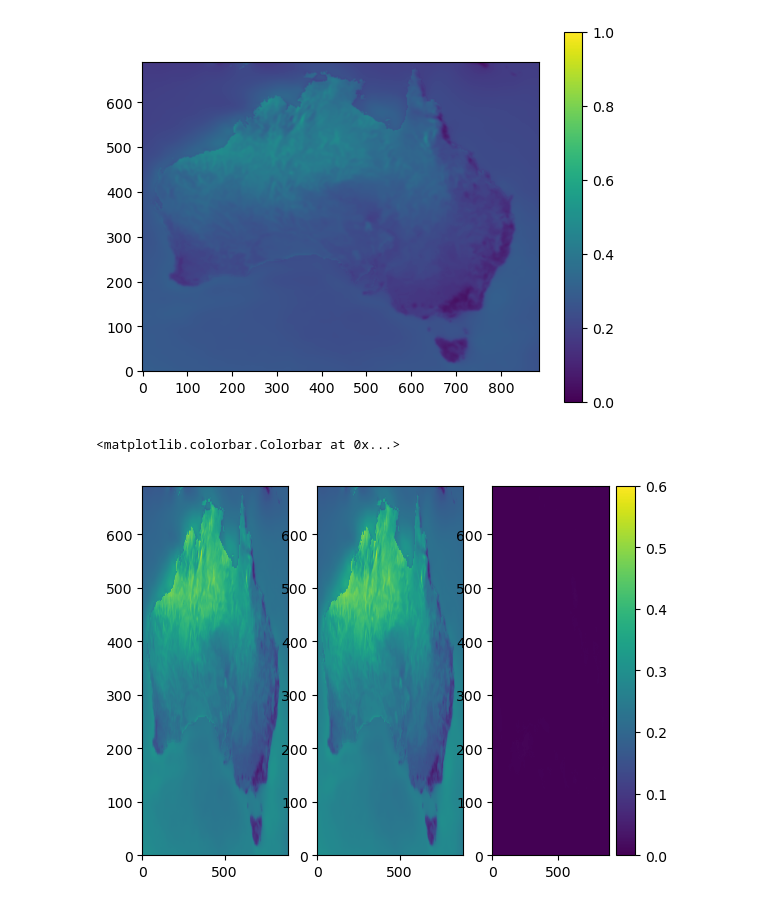
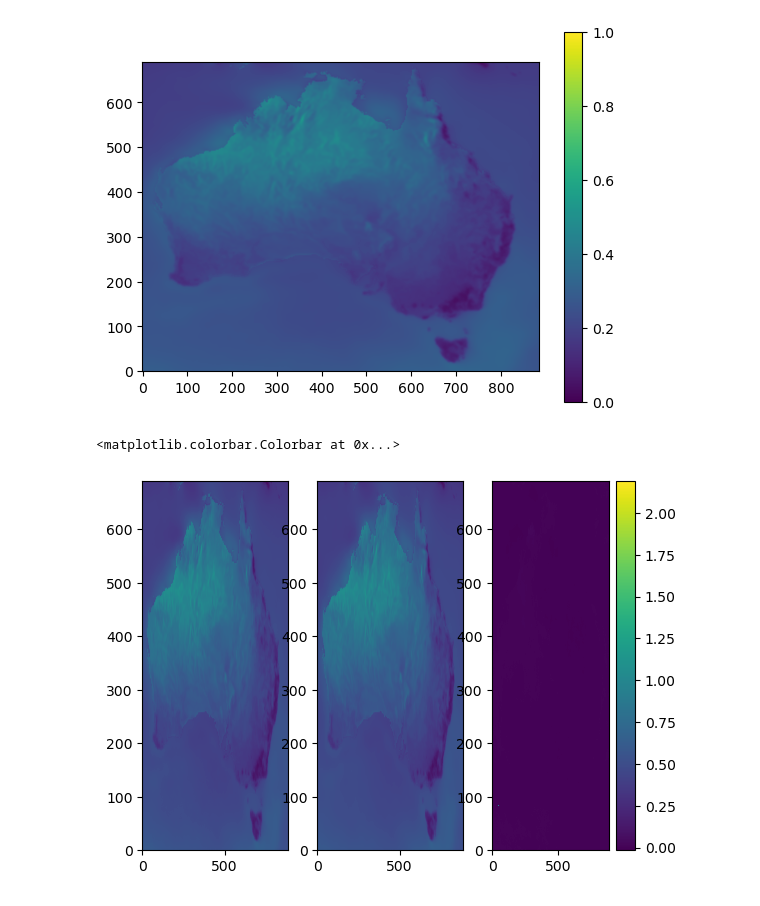
Before and after one commit to nb-bom/DWI, a Jupyter notebook: Bias_correction_comparison_DWI.ipynb, the cells around one changed output. Cells and saved outputs as stored; diff of their text form; code cells hidden in the pictures.

```diff
--- a/Bias_correction_comparison_DWI.ipynb
+++ b/Bias_correction_comparison_DWI.ipynb
@@ -156,9 +157,9 @@ CMIP='CMIP6'
 AGENCY = 'BOM'
 RCM = 'BARPA-R'
 
-#GCM = 'ACCESS-CM2' #ensemble = 'r4i1p1f1' #Done
-GCM = 'ACCESS-ESM1-5'
-ensemble = 'r6i1p1f1' #Done
+GCM = 'ACCESS-CM2'
+ensemble = 'r4i1p1f1' #Done
+#GCM = 'ACCESS-ESM1-5' ensemble = 'r6i1p1f1' #Done
 #GCM = 'EC-Earth3' ensemble = 'r1i1p1f1' #Done
 #GCM = 'MPI-ESM1-2-HR' ensemble = 'r1i1p1f1' #BOM done, no CSIRO
 #GCM = 'CESM2' ensemble = 'r11i1p1f1' #Done
@@ -266,10 +267,10 @@ plt.colorbar()
 [figure]
 # %%
 fh, axes = plt.subplots(ncols = 3)
-axes[0].pcolormesh(monthly_mean_MRNBC_gwl_dwi[5], vmin = 0, vmax = 0.6)
-axes[1].pcolormesh(monthly_mean_QME_gwl_dwi[5], vmin = 0, vmax = 0.6)
-ph=axes[2].pcolormesh(monthly_mean_MRNBC_gwl_dwi[5] - monthly_mean_QME_gwl_dwi[5], vmin = 0, vmax = 0.6)
+axes[0].pcolormesh(monthly_mean_MRNBC_gwl_dwi[4], vmin = 0, vmax = 1)
+axes[1].pcolormesh(monthly_mean_QME_gwl_dwi[4], vmin = 0, vmax = 1)
+ph=axes[2].pcolormesh(monthly_mean_MRNBC_gwl_dwi[4] - monthly_mean_QME_gwl_dwi[4])
 plt.colorbar(ph)
 # %% [output]
 <matplotlib.colorbar.Colorbar at 0x...>
-[figure, old version]
+[figure, new version]
```
Also changed, not shown: parts of 11 cells of this notebook, 2 other files.
